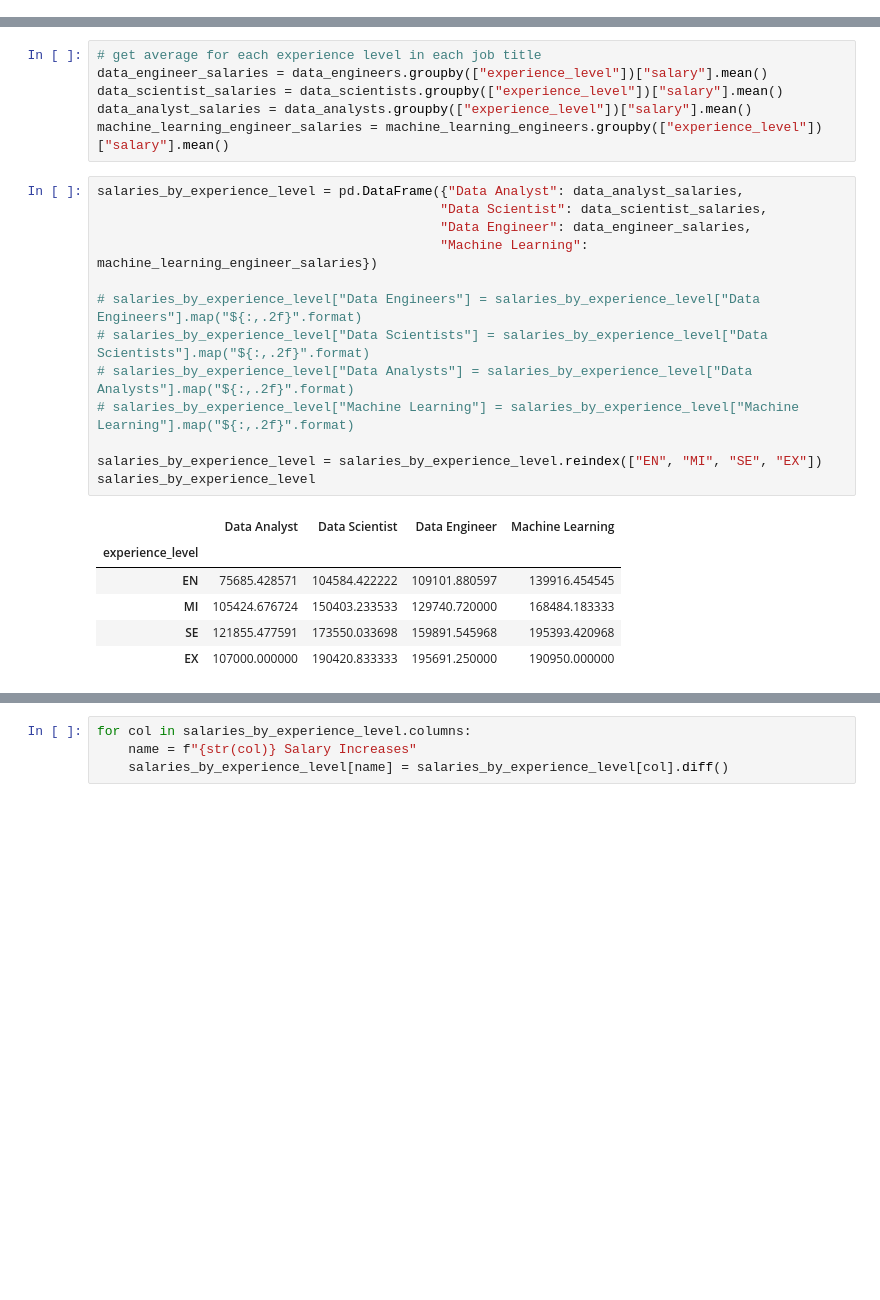
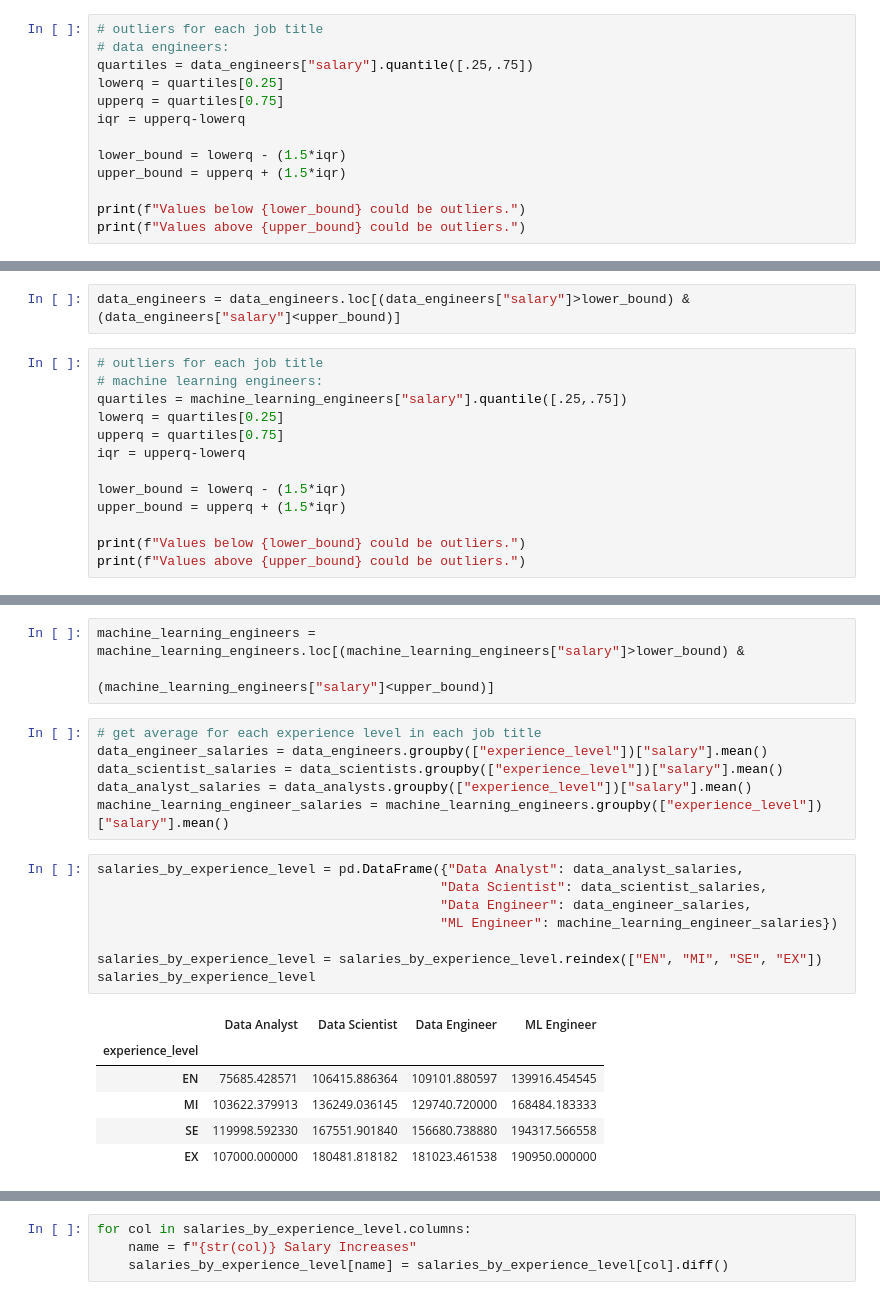
Before and after one commit to christian-a-smith/project-1, a Jupyter notebook: Experience Levels/experience_levels.ipynb, the cells around one changed output, grey strips where cells are left out. Saved outputs shown, nothing was run; the diff lists cells and outputs as text; blank space fills up the shorter version.

```diff
--- a/Experience Levels/experience_levels.ipynb
+++ b/Experience Levels/experience_levels.ipynb
@@ -58,0 +59,13 @@ data_engineers
+# %%
+# outliers for each job title
+# data engineers:
+quartiles = data_engineers["salary"].quantile([.25,.75])
+lowerq = quartiles[0.25]
+upperq = quartiles[0.75]
+iqr = upperq-lowerq
+
+lower_bound = lowerq - (1.5*iqr)
+upper_bound = upperq + (1.5*iqr)
+
+print(f"Values below {lower_bound} could be outliers.")
+print(f"Values above {upper_bound} could be outliers.")
@@ -58,0 +75,15 @@ data_engineers
+# %%
+data_engineers = data_engineers.loc[(data_engineers["salary"]>lower_bound) & (data_engineers["salary"]<upper_bound)]
+# %%
+# outliers for each job title
+# machine learning engineers:
+quartiles = machine_learning_engineers["salary"].quantile([.25,.75])
+lowerq = quartiles[0.25]
+upperq = quartiles[0.75]
+iqr = upperq-lowerq
+
+lower_bound = lowerq - (1.5*iqr)
+upper_bound = upperq + (1.5*iqr)
+
+print(f"Values below {lower_bound} could be outliers.")
+print(f"Values above {upper_bound} could be outliers.")
@@ -59,3 +93,6 @@ data_engineers
+# %%
+machine_learning_engineers = machine_learning_engineers.loc[(machine_learning_engineers["salary"]>lower_bound) &
+                                                            (machine_learning_engineers["salary"]<upper_bound)]
 # %%
 # get average for each experience level in each job title
 data_engineer_salaries = data_engineers.groupby(["experience_level"])["salary"].mean()
@@ -65,21 +102,16 @@ machine_learning_engineer_salaries = machine_learning_engineers.groupby(["experi
 # %%
 salaries_by_experience_level = pd.DataFrame({"Data Analyst": data_analyst_salaries,
                                             "Data Scientist": data_scientist_salaries,
                                             "Data Engineer": data_engineer_salaries,
-                                            "Machine Learning": machine_learning_engineer_salaries})
-
-# salaries_by_experience_level["Data Engineers"] = salaries_by_experience_level["Data Engineers"].map("${:,.2f}".format)
-# salaries_by_experience_level["Data Scientists"] = salaries_by_experience_level["Data Scientists"].map("${:,.2f}".format)
-# salaries_by_experience_level["Data Analysts"] = salaries_by_experience_level["Data Analysts"].map("${:,.2f}".format)
-# salaries_by_experience_level["Machine Learning"] = salaries_by_experience_level["Machine Learning"].map("${:,.2f}".format)
+                                            "ML Engineer": machine_learning_engineer_salaries})
 
 salaries_by_experience_level = salaries_by_experience_level.reindex(["EN", "MI", "SE", "EX"])
 salaries_by_experience_level
 # %% [output]
-|  | Data Analyst | Data Scientist | Data Engineer | Machine Learning |
+|  | Data Analyst | Data Scientist | Data Engineer | ML Engineer |
 | experience_level |  |  |  |  |
-| EN | 75685.428571 | 104584.422222 | 109101.880597 | 139916.454545 |
-| MI | 105424.676724 | 150403.233533 | 129740.720000 | 168484.183333 |
-| SE | 121855.477591 | 173550.033698 | 159891.545968 | 195393.420968 |
-| EX | 107000.000000 | 190420.833333 | 195691.250000 | 190950.000000 |
+| EN | 75685.428571 | 106415.886364 | 109101.880597 | 139916.454545 |
+| MI | 103622.379913 | 136249.036145 | 129740.720000 | 168484.183333 |
+| SE | 119998.592330 | 167551.901840 | 156680.738880 | 194317.566558 |
+| EX | 107000.000000 | 180481.818182 | 181023.461538 | 190950.000000 |
 # %%
```
Also changed, not shown: parts of 18 cells of this notebook, 1 other file.
